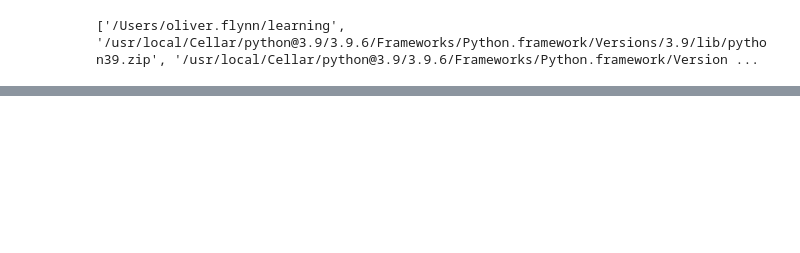
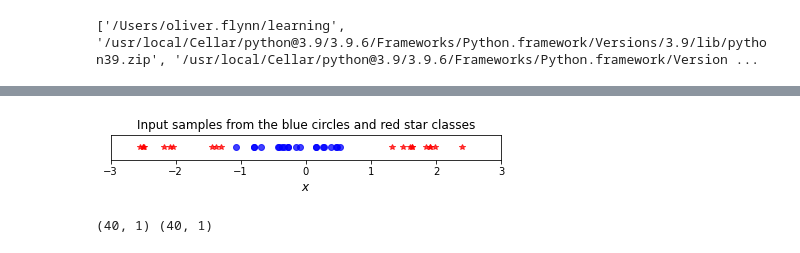
Before and after one commit to olwflynn/Learning, a Jupyter notebook: Components of autonomous intelligence.ipynb, the cells around one changed output, grey strips where cells are left out. Saved outputs shown, nothing was run; the diff lists cells and outputs as text; code cells hidden in the pictures; blank space fills up the shorter version.

```diff
--- a/Components of autonomous intelligence.ipynb
+++ b/Components of autonomous intelligence.ipynb
@@ -180,0 +433,50 @@ predicted prob dist:
+# %%
+# Borrowed from https://peterroelants.github.io/posts/neural-network-implementation-part03/
+
+# Define and generate the samples
+nb_of_samples_per_class = 20  # The number of sample in each class
+blue_mean = 0  # The mean of the blue class
+red_left_mean = -2  # The mean of the red class
+red_right_mean = 2  # The mean of the red class
+
+std_dev = 0.5  # standard deviation of both classes
+# Generate samples from both classes
+xs_blue = np.random.randn(
+    nb_of_samples_per_class, 1) * std_dev + blue_mean
+xs_red = np.vstack((
+    np.random.randn(  # Red star left samples
+        nb_of_samples_per_class//2, 1) * std_dev + red_left_mean,
+    np.random.randn(  # Red star right samples
+        nb_of_samples_per_class//2, 1) * std_dev + red_right_mean
+))
+
+# Merge samples in set of input variables x, and corresponding set of
+# output variables t
+x = np.vstack((xs_blue, xs_red))
+t = np.vstack((np.ones((xs_blue.shape[0], 1)),
+               np.zeros((xs_red.shape[0], 1))))
+#
+# %%
+# Plot samples from both classes
+fig = plt.figure(figsize=(7, 1))
+plt.xlim(-3,3)
+plt.ylim(-1,1)
+# Plot samples
+plt.plot(xs_blue, np.zeros_like(xs_blue), 'bo', alpha=0.75)
+plt.plot(xs_red, np.zeros_like(xs_red), 'r*', alpha=0.75)
+plt.gca().axes.get_yaxis().set_visible(False)
+plt.title('Input samples from the blue circles and red star classes')
+plt.xlabel('$x$', fontsize=12)
+fig.subplots_adjust(bottom=0.4, top=0.75)
+plt.show()
+#
+# %% [output]
+[figure, added]
+# %%
+print(x.shape, t.shape)
+
+log_reg_1dim = LogisticRegression(1)
+
+log_reg_1dim.train(x, t, 40, rec_losses=True)
+# %% [output]
+(40, 1) (40, 1)
```
Also changed, not shown: parts of 36 cells of this notebook, 1 other file.
